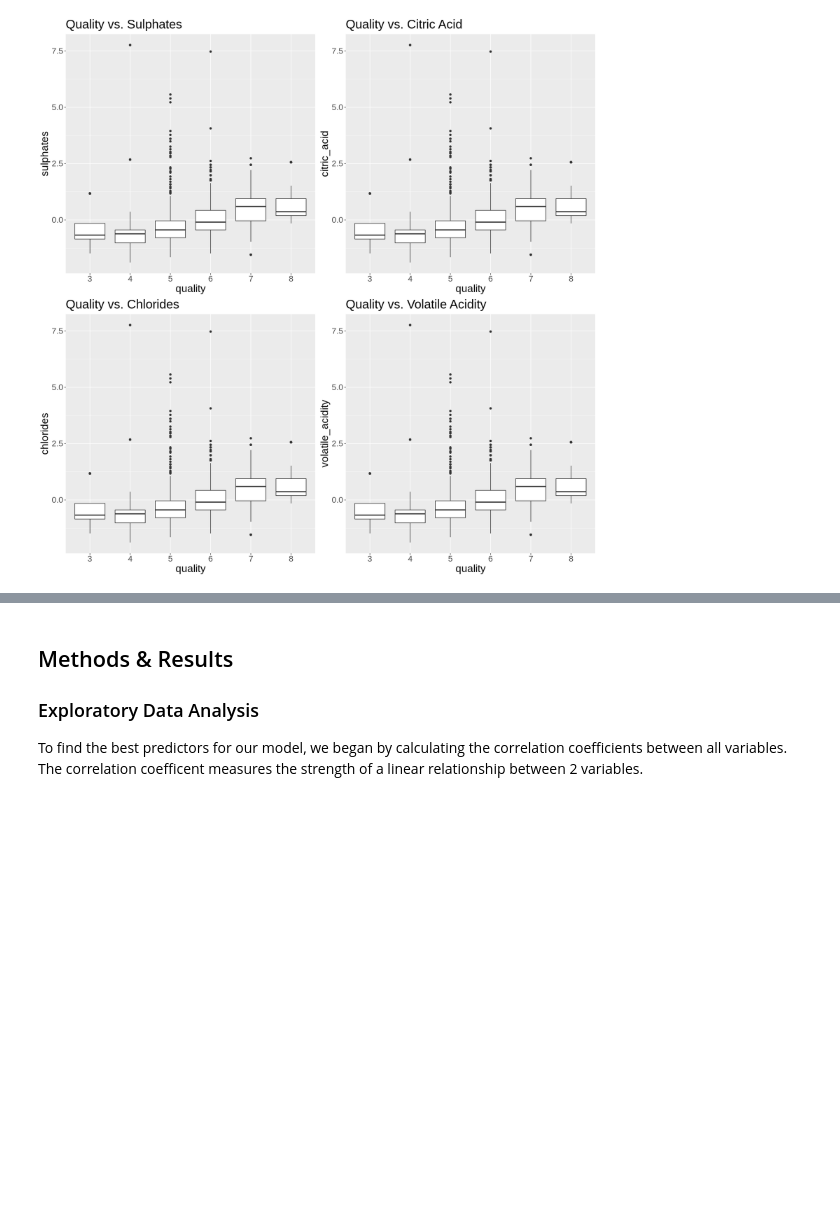
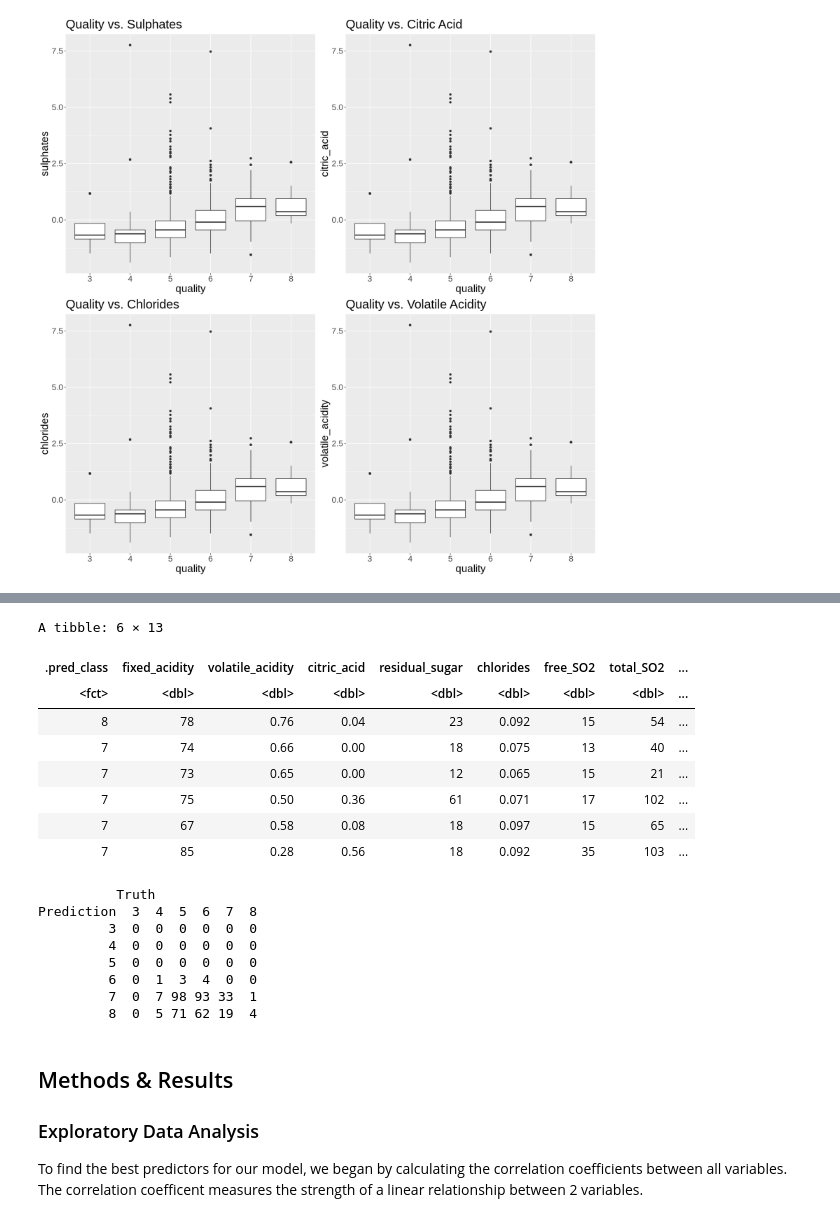
Before and after one commit to Hg422/DSCI100_GroupProject_2022, a Jupyter notebook: Ginadraft.ipynb, the cells around one changed output, grey strips where cells are left out. Drawn from its saved outputs; the diff is of its cells as text; code cells hidden in the pictures; blank space fills up the shorter version.

Commit message:
Added final model + fit + predict + conf_mat

```diff
--- a/Ginadraft.ipynb
+++ b/Ginadraft.ipynb
@@ -246,0 +297,13 @@ accuracy_vs_k
+# %%
+knn_spec_final <- nearest_neighbor(weight_func = "rectangular", neighbors = 46) |>
+                  set_engine("kknn")|>
+                  set_mode("classification")
+
+# Using the same recipe as above, we build our classification model
+
+wine_fit <- workflow() |>
+            add_recipe(knn_recipe) |>
+            add_model(knn_spec_final) |>
+            fit(data = wine_training)
+
+wine_fit
@@ -247,3 +330,34 @@ accuracy_vs_k
+# %%
+# Prediction
+wine_predictions <- predict(wine_fit, wine_testing) |>
+                    bind_cols(wine_testing)
+head(wine_predictions)
+
+# Confusion Matrix
+wine_metrics <- wine_predictions |>
+                metrics(truth = quality, estimate = .pred_class)
+
+wine_conf_mat <- wine_predictions |>
+                 conf_mat(truth = quality, estimate = .pred_class)
+wine_conf_mat
+# %% [output]
+A tibble: 6 × 13
+| .pred_class | fixed_acidity | volatile_acidity | citric_acid | residual_sugar | chlorides | free_SO2 | total_SO2 | ... |
+| <fct> | <dbl> | <dbl> | <dbl> | <dbl> | <dbl> | <dbl> | <dbl> | ... |
+| 8 | 78 | 0.76 | 0.04 | 23 | 0.092 | 15 | 54 | ... |
+| 7 | 74 | 0.66 | 0.00 | 18 | 0.075 | 13 | 40 | ... |
+| 7 | 73 | 0.65 | 0.00 | 12 | 0.065 | 15 | 21 | ... |
+| 7 | 75 | 0.50 | 0.36 | 61 | 0.071 | 17 | 102 | ... |
+| 7 | 67 | 0.58 | 0.08 | 18 | 0.097 | 15 | 65 | ... |
+| 7 | 85 | 0.28 | 0.56 | 18 | 0.092 | 35 | 103 | ... |
+          Truth
+Prediction  3  4  5  6  7  8
+         3  0  0  0  0  0  0
+         4  0  0  0  0  0  0
+         5  0  0  0  0  0  0
+         6  0  1  3  4  0  0
+         7  0  7 98 93 33  1
+         8  0  5 71 62 19  4
 # %% [markdown]
 ## Methods & Results
 
```
Also changed, not shown: parts of 9 cells of this notebook.
